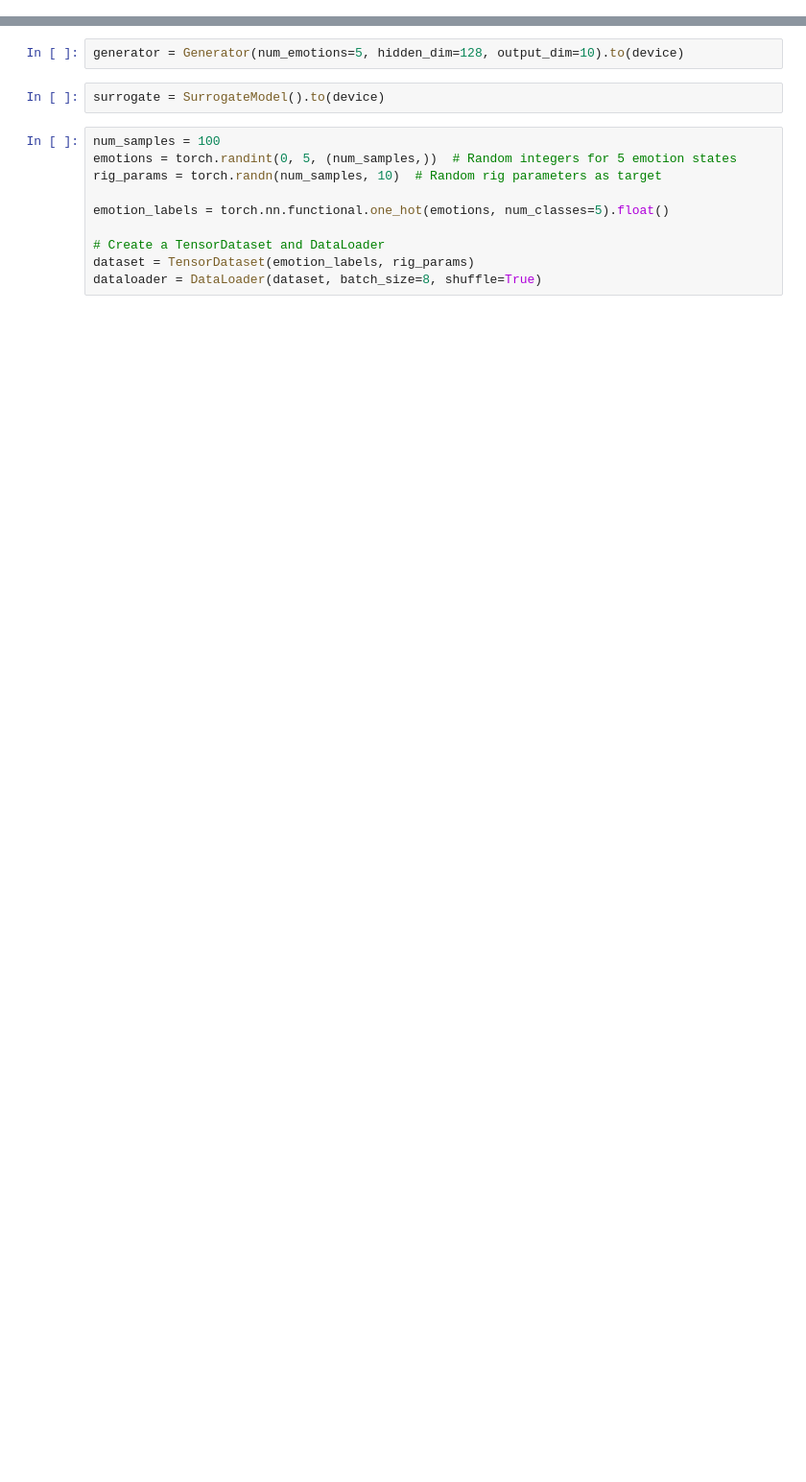
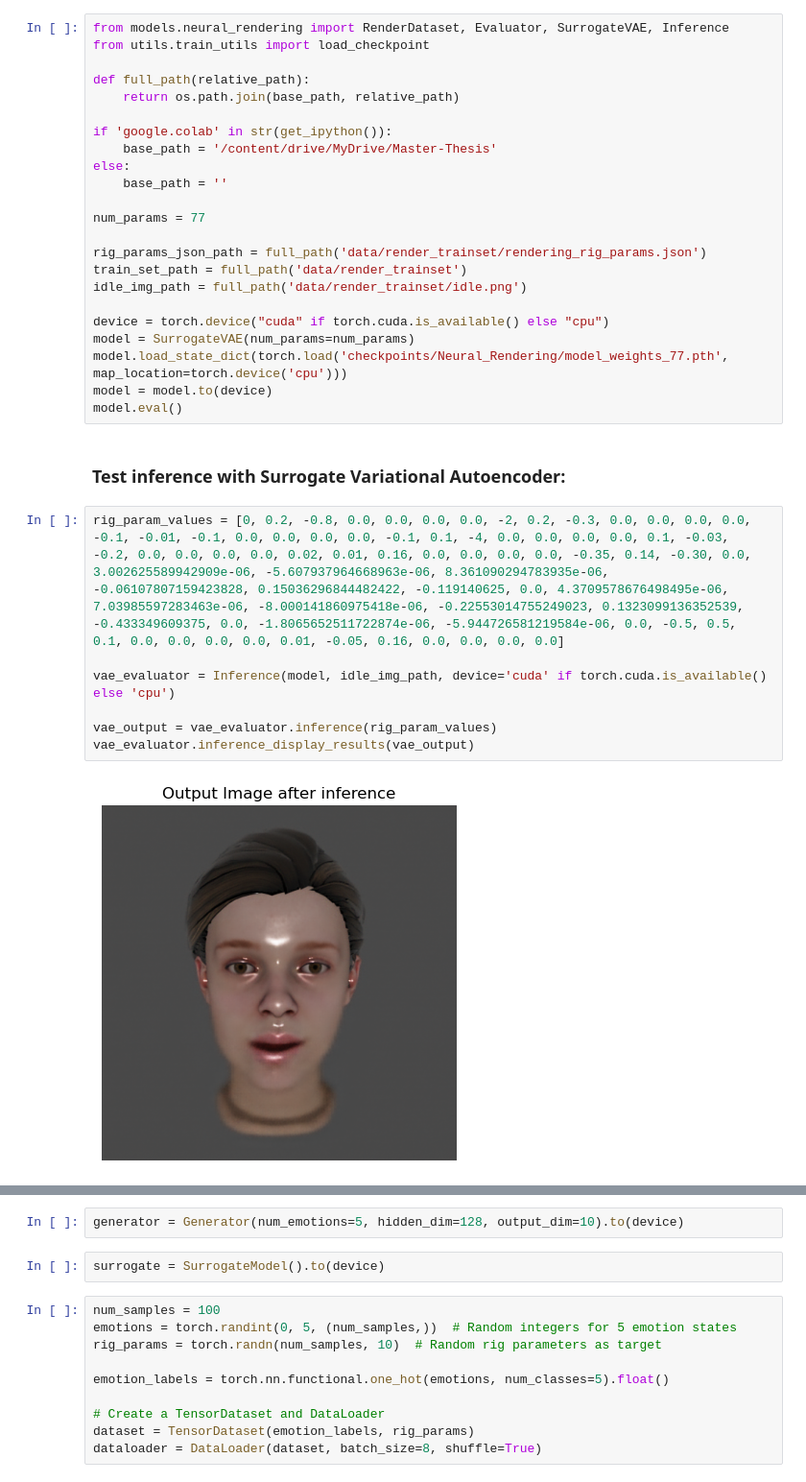
Before and after one commit to Leonpa/Master-Thesis, a Jupyter notebook: GAN_generator.ipynb, the cells around one changed output, grey strips where cells are left out. Shown at 96% size. Cells and saved outputs as stored; diff of their text form; blank space fills up the shorter version.

Commit message:
Added DeepFace & SurrogateVAE Setup

```diff
--- a/GAN_generator.ipynb
+++ b/GAN_generator.ipynb
@@ -19,0 +19,34 @@ discriminator = load_adapted_deepface()
+# %%
+from models.neural_rendering import RenderDataset, Evaluator, SurrogateVAE, Inference
+from utils.train_utils import load_checkpoint
+
+def full_path(relative_path):
+    return os.path.join(base_path, relative_path)
+
+if 'google.colab' in str(get_ipython()):
+    base_path = '/content/drive/MyDrive/Master-Thesis'
+else:
+    base_path = ''
+
+num_params = 77
+
+rig_params_json_path = full_path('data/render_trainset/rendering_rig_params.json')
+train_set_path = full_path('data/render_trainset')
+idle_img_path = full_path('data/render_trainset/idle.png')
+
+device = torch.device("cuda" if torch.cuda.is_available() else "cpu")
+model = SurrogateVAE(num_params=num_params)
+model.load_state_dict(torch.load('checkpoints/Neural_Rendering/model_weights_77.pth', map_location=torch.device('cpu')))
+model = model.to(device)
+model.eval()
+# %% [markdown]
+### Test inference with Surrogate Variational Autoencoder:
+# %%
+rig_param_values = [0, 0.2, -0.8, 0.0, 0.0, 0.0, 0.0, -2, 0.2, -0.3, 0.0, 0.0, 0.0, 0.0, -0.1, -0.01, -0.1, 0.0, 0.0, 0.0, 0.0, -0.1, 0.1, -4, 0.0, 0.0, 0.0, 0.0, 0.1, -0.03, -0.2, 0.0, 0.0, 0.0, 0.0, 0.02, 0.01, 0.16, 0.0, 0.0, 0.0, 0.0, -0.35, 0.14, -0.30, 0.0, 3.002625589942909e-06, -5.607937964668963e-06, 8.361090294783935e-06, -0.06107807159423828, 0.15036296844482422, -0.119140625, 0.0, 4.3709578676498495e-06, 7.03985597283463e-06, -8.000141860975418e-06, -0.22553014755249023, 0.1323099136352539, -0.433349609375, 0.0, -1.8065652511722874e-06, -5.944726581219584e-06, 0.0, -0.5, 0.5, 0.1, 0.0, 0.0, 0.0, 0.0, 0.01, -0.05, 0.16, 0.0, 0.0, 0.0, 0.0]
+
+vae_evaluator = Inference(model, idle_img_path, device='cuda' if torch.cuda.is_available() else 'cpu')
+
+vae_output = vae_evaluator.inference(rig_param_values)
+vae_evaluator.inference_display_results(vae_output)
+# %% [output]
+[figure, added]
```
Also changed, not shown: parts of 8 cells of this notebook.
